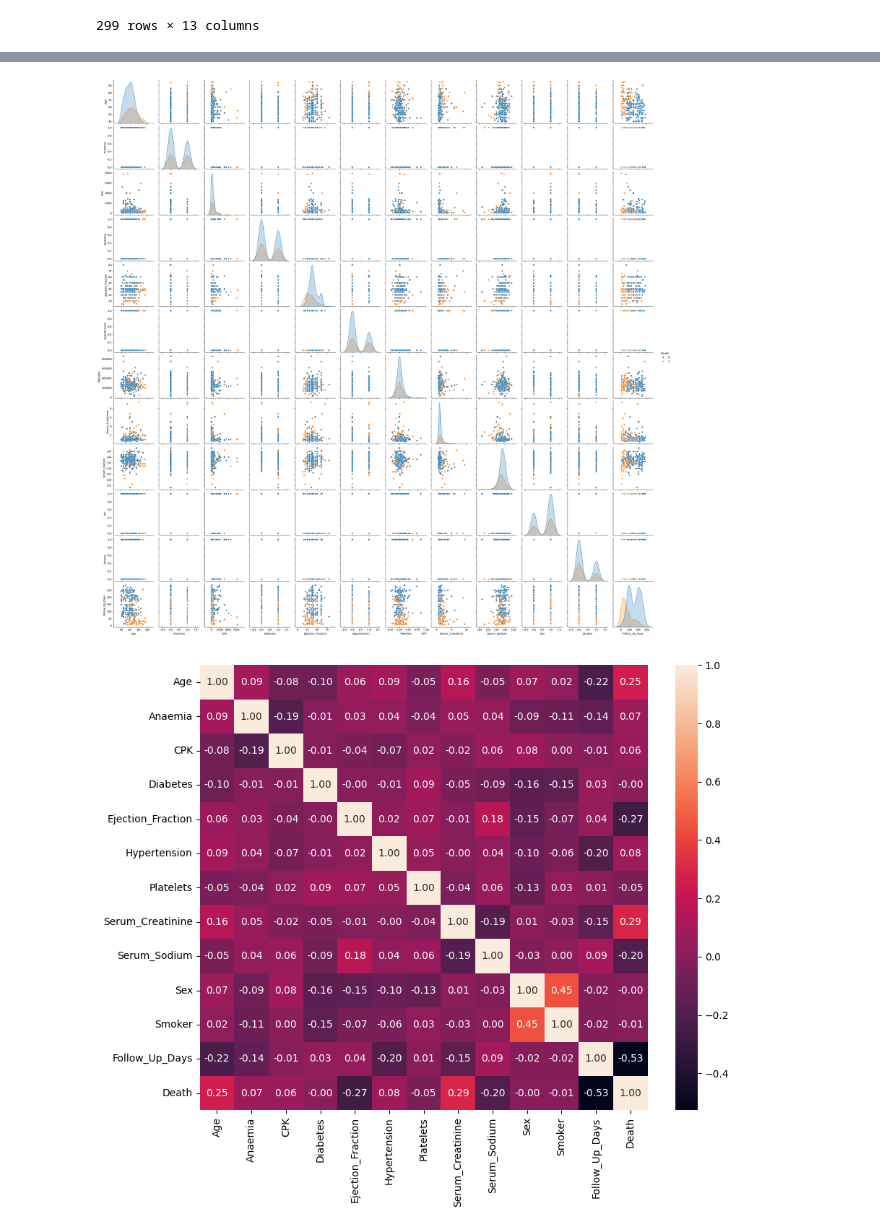
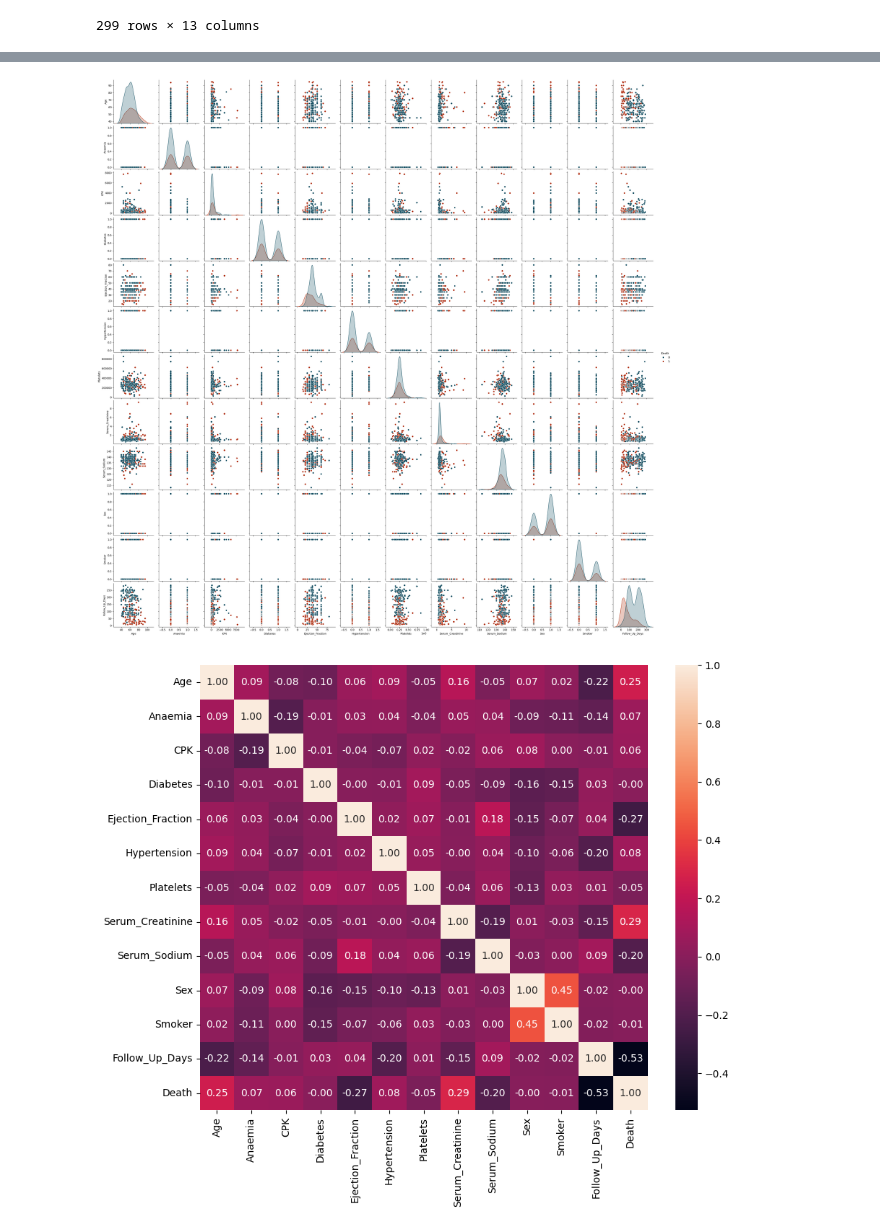
Before and after one commit to chill0121/Unsupervised_Heart_Failure_Mortality, a Jupyter notebook: Unsupervised_Heart_Failure_Mortality.ipynb, the cells around one changed output, grey strips where cells are left out. Cells and saved outputs as stored; diff of their text form; code cells hidden in the pictures.

```diff
--- a/Unsupervised_Heart_Failure_Mortality.ipynb
+++ b/Unsupervised_Heart_Failure_Mortality.ipynb
@@ -254,8 +274,8 @@ plt.show()
 # %%
-sns.pairplot(patient_df, hue = 'Death')
+sns.pairplot(patient_df, hue = 'Death', palette = ['#034559', '#ad2503'])
 plt.show()
 # %% [output]
-[figure, old version]
+[figure, new version]
 # %%
 # Correlation
 corr_matrix = patient_df.corr()
```
Also changed, not shown: parts of 24 cells of this notebook.
